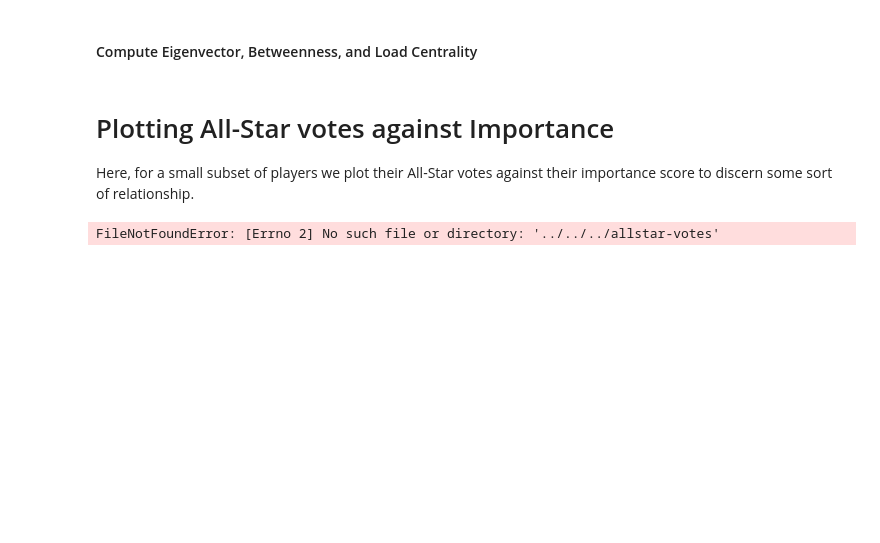
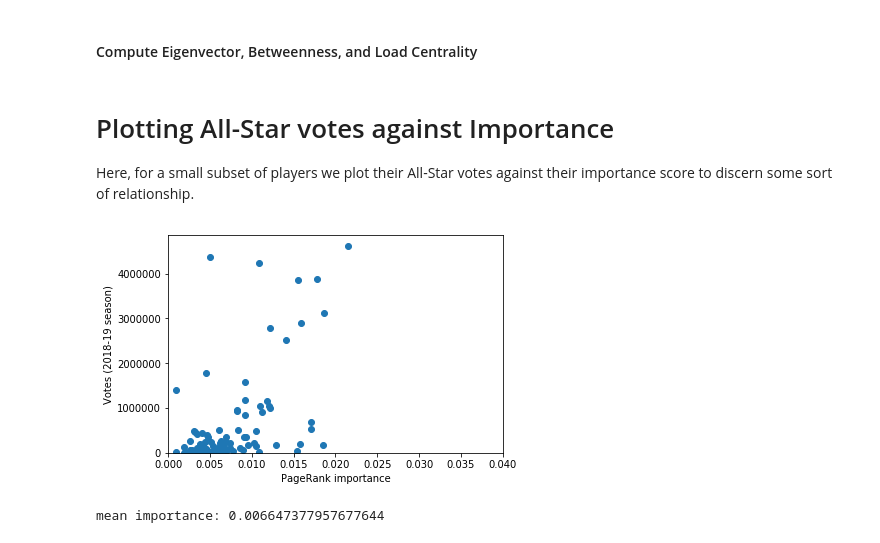
Before and after one commit to oliverschwartz/social-media-or-ball-game, a Jupyter notebook: ig/scripts/PageRank.ipynb, the cells around one changed output. Cells and saved outputs as stored; diff of their text form; code cells hidden in the pictures; blank space fills up the shorter version.

Commit message:
importance metrics

```diff
--- a/ig/scripts/PageRank.ipynb
+++ b/ig/scripts/PageRank.ipynb
@@ -135,7 +135,7 @@ Here, for a small subset of players we plot their All-Star votes against their i
 # %%
 # Change working directory
 if os.getcwd()[-13:] != "allstar-votes":
-    os.chdir("../../../allstar-votes")
+    os.chdir("../../allstar-votes")
 
 # Get the importance of a given player
 def get_imp(username):
@@ -160,31 +160,32 @@ def get_votes_19(name):
 stats = {}
 with open("names-and-handles.csv", "r") as f:
     reader = csv.reader(f)
     for line in reader:
         if line[1] and line[1] != "null": # if there is a username
             stats[line[0]] = {
                 'username': line[1],
                 'imp': get_imp(line[1]),
                 'votes': get_votes_19(line[0]),
             }
 
 # Plot votes against importance (importance: X-axis, votes: Y-axis)
 imp   = []
 votes = []
 for player, stat in stats.items():
     if stat['imp'] != -1 and stat['votes'] != -1:
         imp.append(float(stat['imp']))
         votes.append(float(stat['votes']))
 plt.scatter(imp, votes)
 plt.xticks([0, 0.005, 0.01, 0.015, 0.02, 0.025, 0.03, 0.035, 0.04])
 plt.xlim(left=0)
 plt.ylim(bottom=0)
 plt.xlabel('PageRank importance')
 plt.ylabel('Votes (2018-19 season)')
 plt.show()
 
 # Print mean
 print('mean importance: ', end='')
 print(np.mean(imp))
 # %% [output]
+[figure, added]
-FileNotFoundError: [Errno 2] No such file or directory: '../../../allstar-votes'
+mean importance: 0.006647377957677644
```
Also changed, not shown: parts of 1 cell of this notebook, 40 other files.
